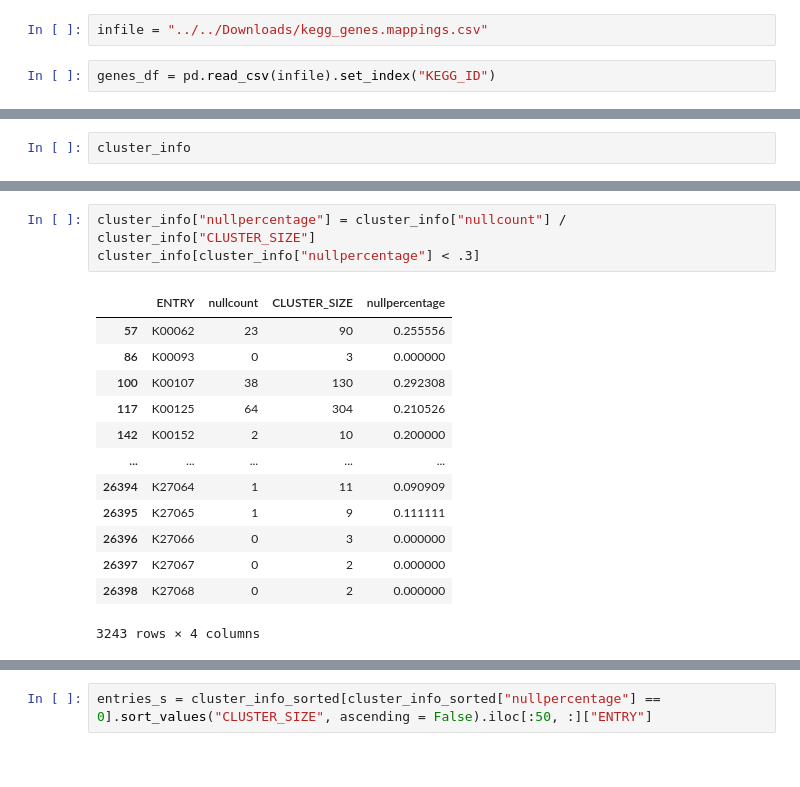
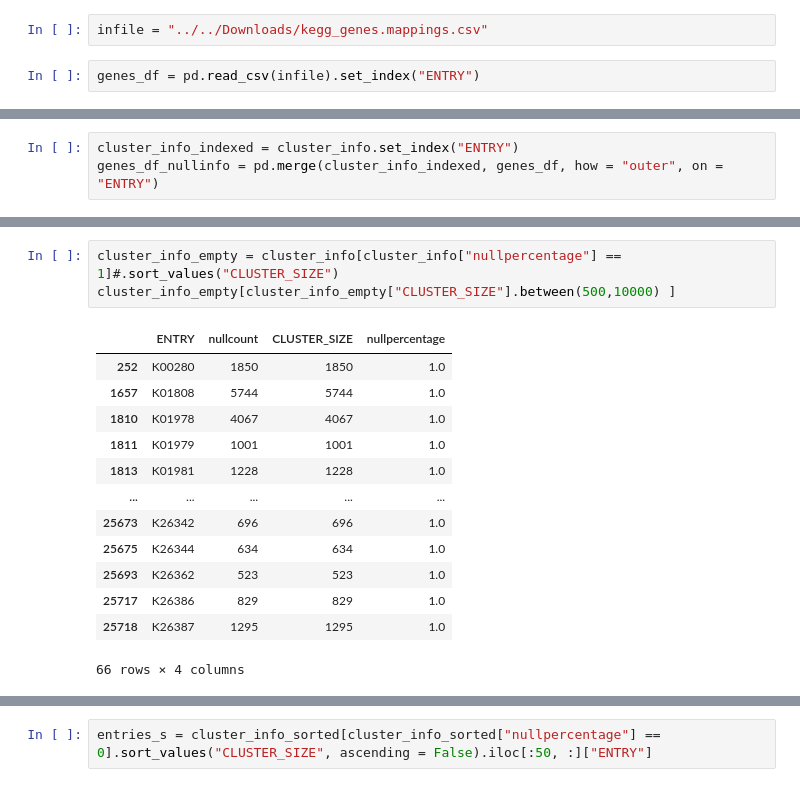
Before and after one commit to VictorTobiasson/eukgen, a Jupyter notebook: KEGG/00.distribution_missing_uids.ipynb, the cells around one changed output, grey strips where cells are left out. Drawn from its saved outputs; the diff is of its cells as text.

```diff
--- a/KEGG/00.distribution_missing_uids.ipynb
+++ b/KEGG/00.distribution_missing_uids.ipynb
@@ -5,4 +5,4 @@ import matplotlib.pyplot as plt
 # %%
 infile = "../../Downloads/kegg_genes.mappings.csv"
 # %%
-genes_df = pd.read_csv(infile).set_index("KEGG_ID")
+genes_df = pd.read_csv(infile).set_index("ENTRY")
@@ -17,2 +16,3 @@ cluster_info = pd.merge(null_count, all_count, on = "ENTRY", how = "outer")
 # %%
-cluster_info
+cluster_info_indexed = cluster_info.set_index("ENTRY")
+genes_df_nullinfo = pd.merge(cluster_info_indexed, genes_df, how = "outer", on = "ENTRY")
@@ -19,17 +57,17 @@ cluster_info
 # %%
-cluster_info["nullpercentage"] = cluster_info["nullcount"] / cluster_info["CLUSTER_SIZE"]
-cluster_info[cluster_info["nullpercentage"] < .3]
+cluster_info_empty = cluster_info[cluster_info["nullpercentage"] == 1]#.sort_values("CLUSTER_SIZE")
+cluster_info_empty[cluster_info_empty["CLUSTER_SIZE"].between(500,10000) ]
 # %% [output]
 |  | ENTRY | nullcount | CLUSTER_SIZE | nullpercentage |
-| 57 | K00062 | 23 | 90 | 0.255556 |
-| 86 | K00093 | 0 | 3 | 0.000000 |
-| 100 | K00107 | 38 | 130 | 0.292308 |
-| 117 | K00125 | 64 | 304 | 0.210526 |
-| 142 | K00152 | 2 | 10 | 0.200000 |
+| 252 | K00280 | 1850 | 1850 | 1.0 |
+| 1657 | K01808 | 5744 | 5744 | 1.0 |
+| 1810 | K01978 | 4067 | 4067 | 1.0 |
+| 1811 | K01979 | 1001 | 1001 | 1.0 |
+| 1813 | K01981 | 1228 | 1228 | 1.0 |
 | ... | ... | ... | ... | ... |
-| 26394 | K27064 | 1 | 11 | 0.090909 |
-| 26395 | K27065 | 1 | 9 | 0.111111 |
-| 26396 | K27066 | 0 | 3 | 0.000000 |
-| 26397 | K27067 | 0 | 2 | 0.000000 |
-| 26398 | K27068 | 0 | 2 | 0.000000 |
+| 25673 | K26342 | 696 | 696 | 1.0 |
+| 25675 | K26344 | 634 | 634 | 1.0 |
+| 25693 | K26362 | 523 | 523 | 1.0 |
+| 25717 | K26386 | 829 | 829 | 1.0 |
+| 25718 | K26387 | 1295 | 1295 | 1.0 |
-3243 rows × 4 columns
+66 rows × 4 columns
```
Also changed, not shown: parts of 19 cells of this notebook, 4 other files.
